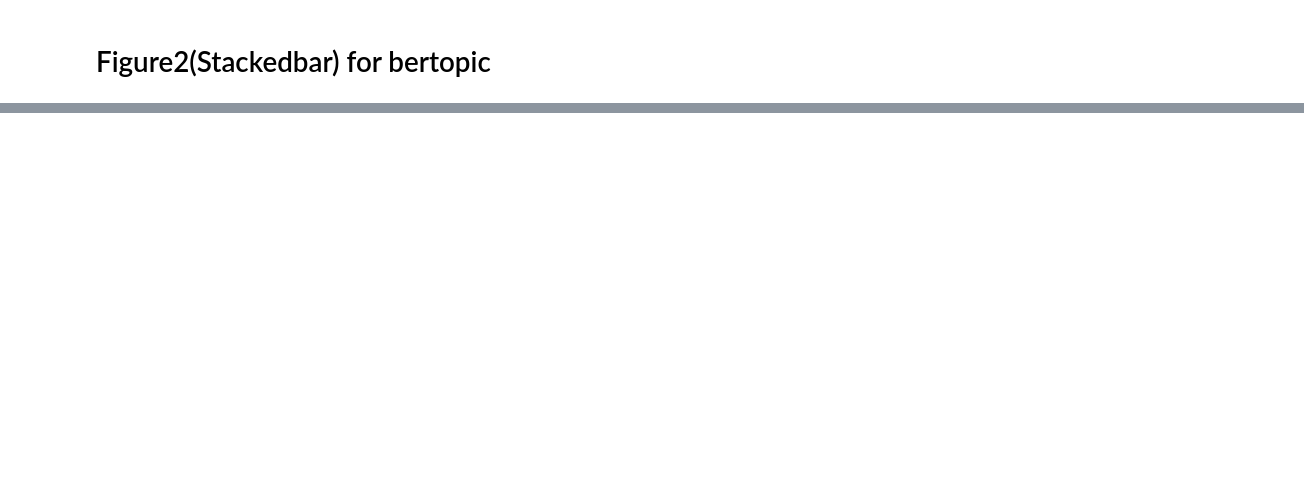
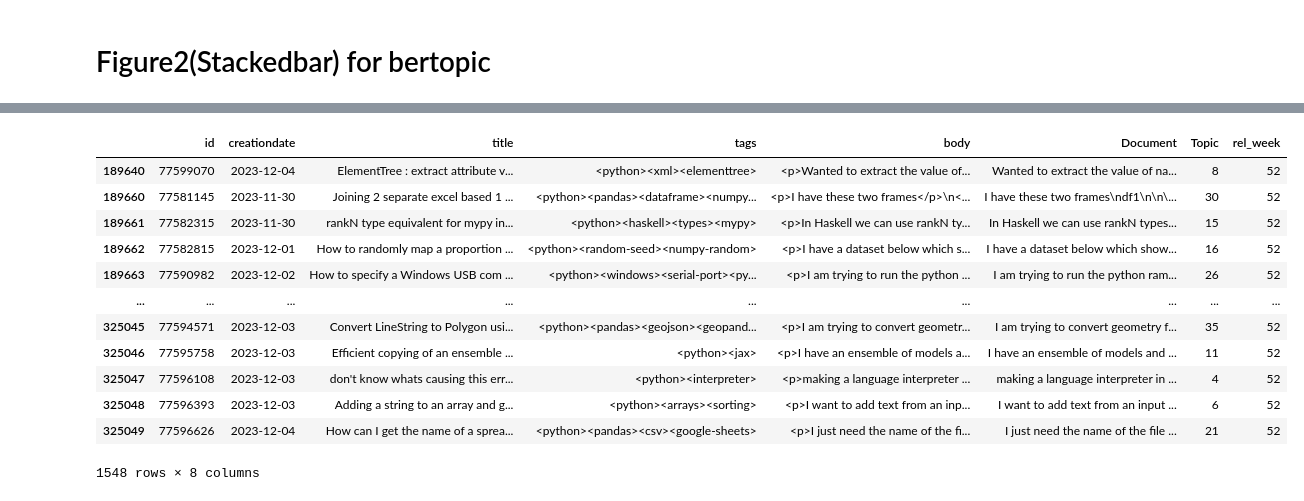
Before and after one commit to myokyunghan/so_data_availability, a Jupyter notebook: run_project/03_visualization/bertopic_run_in_5.ipynb, the cells around one changed output, grey strips where cells are left out. Cells and saved outputs as stored; diff of their text form; code cells hidden in the pictures; blank space fills up the shorter version.

```diff
--- a/run_project/03_visualization/bertopic_run_in_5.ipynb
+++ b/run_project/03_visualization/bertopic_run_in_5.ipynb
@@ -19,6 +33,11 @@ alpha_list = [1, 1, 0.7]
 # %%
-viz_dir = f'{CONSTANTS.data_root_dir}/result/{model_in_run}/{visualization_target}'
+viz_dir = f'{path_list["data_root_dir"]}/result/{model_in_run}/{visualization_target}'
 data_dir = f"{viz_dir}/data"
 option_dict = load_json(f"{viz_dir}/option.json")
+
 output_dir = './fig/'
 date_range = 'Weekly'
+
+std_date = Date_Setting[option_dict['year_range']]['std_date']
+
+pprint.pprint(option_dict)
@@ -33,9 +58,5 @@ for i in lst:
 # %%
-df = df[['id', 'creationdate', 'Topic', 'json']].copy()
+df = load_df(data_dir, ['id' , 'creationdate' , 'title', 'tags', 'body', 'Topic'])
 # %%
-df['creationdate'] = pd.to_datetime(df['creationdate'], format="mixed")
-df['cdate'] = pd.to_datetime(df['creationdate'], format="%Y-%m-%d").dt.date
-df['cdate'] = pd.to_datetime(df['cdate'], format="%Y-%m-%d")
+df['creationdate'] = pd.to_datetime(df['creationdate'], format="mixed").dt.normalize()
+df['rel_week'] = ((df['creationdate'] - std_date).dt.days // 7)
-# %%
-df['rel_week'] = np.floor((df['cdate']-\
-                       CONSTANTS.year_range[option_dict['year_range']].get('std_date')).dt.days/7)
@@ -42,2 +69,16 @@ df['rel_week'] = np.floor((df['cdate']-\
 # %%
-df = df[(df['rel_week']>=-52) & ( df['rel_week']<52)].copy()
+df[df['rel_week'] == 52]
+# %% [output]
+|  | id | creationdate | title | tags | body | Document | Topic | rel_week |
+| 189640 | 77599070 | 2023-12-04 | ElementTree : extract attribute v... | <python><xml><elementtree> | <p>Wanted to extract the value of... | Wanted to extract the value of na... | 8 | 52 |
+| 189660 | 77581145 | 2023-11-30 | Joining 2 separate excel based 1 ... | <python><pandas><dataframe><numpy... | <p>I have these two frames</p>\n<... | I have these two frames\ndf1\n\n\... | 30 | 52 |
+| 189661 | 77582315 | 2023-11-30 | rankN type equivalent for mypy in... | <python><haskell><types><mypy> | <p>In Haskell we can use rankN ty... | In Haskell we can use rankN types... | 15 | 52 |
+| 189662 | 77582815 | 2023-12-01 | How to randomly map a proportion ... | <python><random-seed><numpy-random> | <p>I have a dataset below which s... | I have a dataset below which show... | 16 | 52 |
+| 189663 | 77590982 | 2023-12-02 | How to specify a Windows USB com ... | <python><windows><serial-port><py... | <p>I am trying to run the python ... | I am trying to run the python ram... | 26 | 52 |
+| ... | ... | ... | ... | ... | ... | ... | ... | ... |
+| 325045 | 77594571 | 2023-12-03 | Convert LineString to Polygon usi... | <python><pandas><geojson><geopand... | <p>I am trying to convert geometr... | I am trying to convert geometry f... | 35 | 52 |
+| 325046 | 77595758 | 2023-12-03 | Efficient copying of an ensemble ... | <python><jax> | <p>I have an ensemble of models a... | I have an ensemble of models and ... | 11 | 52 |
+| 325047 | 77596108 | 2023-12-03 | don't know whats causing this err... | <python><interpreter> | <p>making a language interpreter ... | making a language interpreter in ... | 4 | 52 |
+| 325048 | 77596393 | 2023-12-03 | Adding a string to an array and g... | <python><arrays><sorting> | <p>I want to add text from an inp... | I want to add text from an input ... | 6 | 52 |
+| 325049 | 77596626 | 2023-12-04 | How can I get the name of a sprea... | <python><pandas><csv><google-sheets> | <p>I just need the name of the fi... | I just need the name of the file ... | 21 | 52 |
+1548 rows × 8 columns
```
Also changed, not shown: parts of 25 cells of this notebook, 20 other files.
